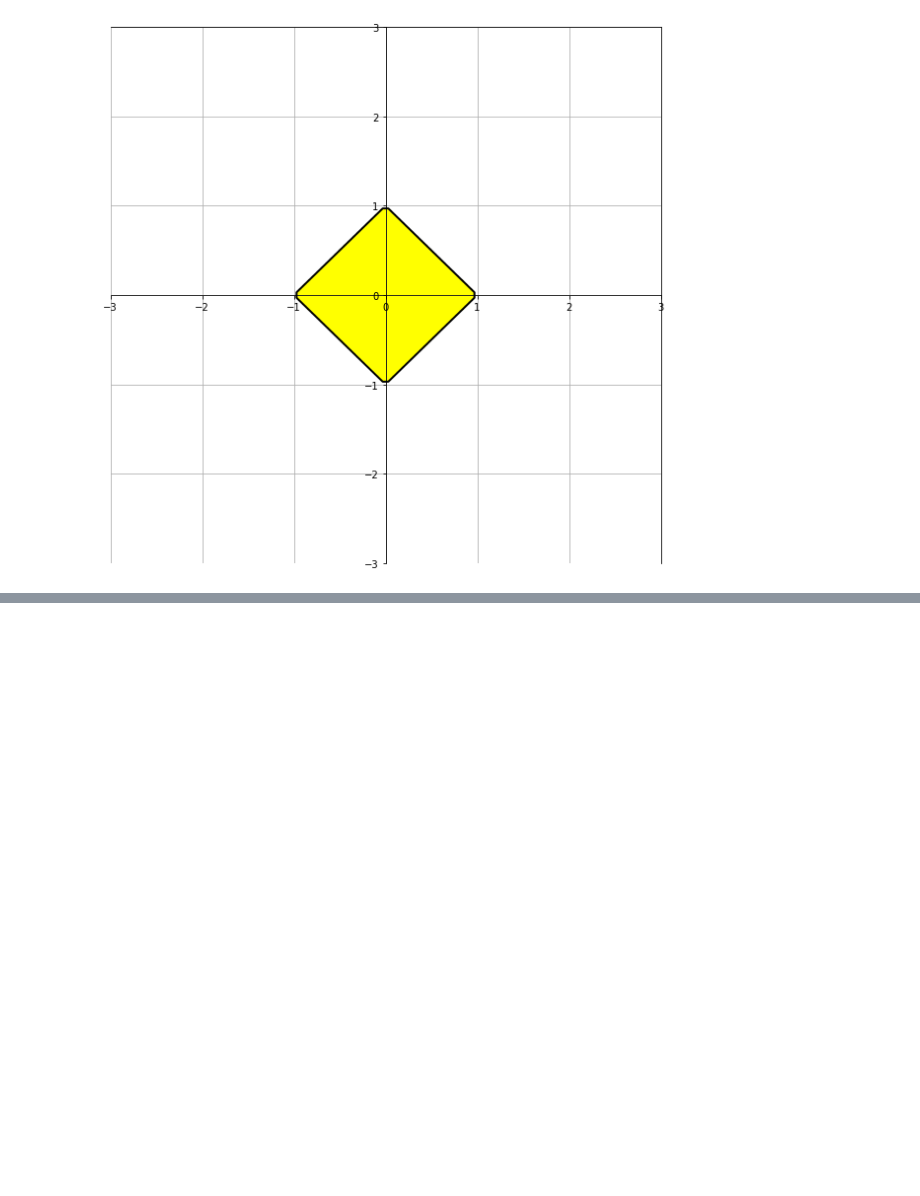
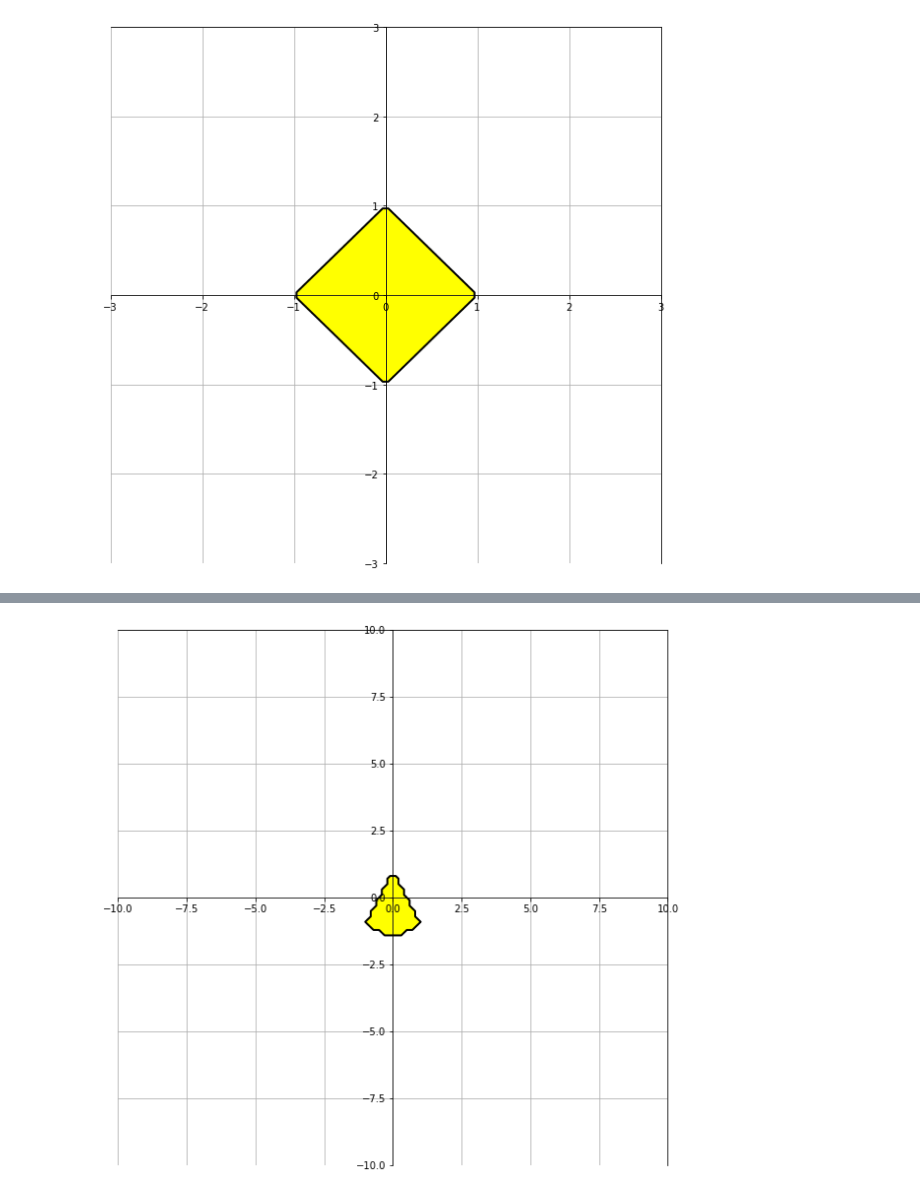
Before and after one commit to Malkah04/MachineLearing-NeuralNetwork, a Jupyter notebook: neural/lab5/trainingPreceptron.ipynb, the cells around one changed output, grey strips where cells are left out. Cells and saved outputs as stored; diff of their text form; code cells hidden in the pictures; blank space fills up the shorter version.

```diff
--- a/neural/lab5/trainingPreceptron.ipynb
+++ b/neural/lab5/trainingPreceptron.ipynb
@@ -139,0 +354,50 @@ plt.show()
+# %%
+limitPoint = 10
+
+X = np.linspace(-limitPoint, limitPoint, 100)
+Y = np.linspace(-limitPoint, limitPoint, 100)
+X, Y = np.meshgrid(X, Y)
+
+
+z1 = l1[0]*X + l1[1]*Y +l1[2]
+z2 = l2[0]*X + l2[1]*Y +l2[2]
+z3 = l3[0]*X + l3[1]*Y +l3[2]
+z4 = l4[0]*X + l4[1]*Y +l4[2]
+z5 = l5[0]*X + l5[1]*Y +l5[2]
+z6 = l6[0]*X + l6[1]*Y +l6[2]
+z7 = l7[0]*X + l7[1]*Y +l7[2]
+z8 = l8[0]*X + l8[1]*Y +l8[2]
+z9 = l9[0]*X + l9[1]*Y +l9[2]
+z10= l10[0]*X + l10[1]*Y +l10[2]
+
+
+
+o1  = (z1  <= 0).astype(int)
+o2  = (z2  <= 0).astype(int)
+o3  = (z3  >= 0).astype(int)
+o4  = (z4  <= 0).astype(int)
+o5  = (z5  >= 0).astype(int)
+o6  = (z6  >= 0).astype(int)
+o7  = (z7  <= 0).astype(int)
+o8  = (z8  >= 0).astype(int)
+o9  = (z9  <= 0).astype(int)
+o10 = (z10  <= 0).astype(int)
+
+# plt.contourf(X, Y, o10,  levels=[0.5, 1.5], colors="yellow")
+# plt.contourf(X, Y, o1,  levels=[0.5, 1.5], colors="yellow")
+
+result = o1 * o2 * o3 * o4 * o5 * o6 * o7 * o8 * o9 * o10
+plt.figure(figsize=(10,10))
+# contourf بترسم الشكل من جوا
+plt.contourf(X, Y, result, levels=[0.5, 1.5], colors="yellow")
+# contour بترسم الحدود
+plt.contour(X, Y, result, levels=[0.5], colors='black', linewidths=2)
+
+
+
+plt.grid(True)
+ax = plt.gca()
+ax.spines['left'].set_position('center')
+ax.spines['bottom'].set_position('center')
+# %% [output]
+[figure, added]
```
Also changed, not shown: parts of 17 cells of this notebook, 3 other files.
